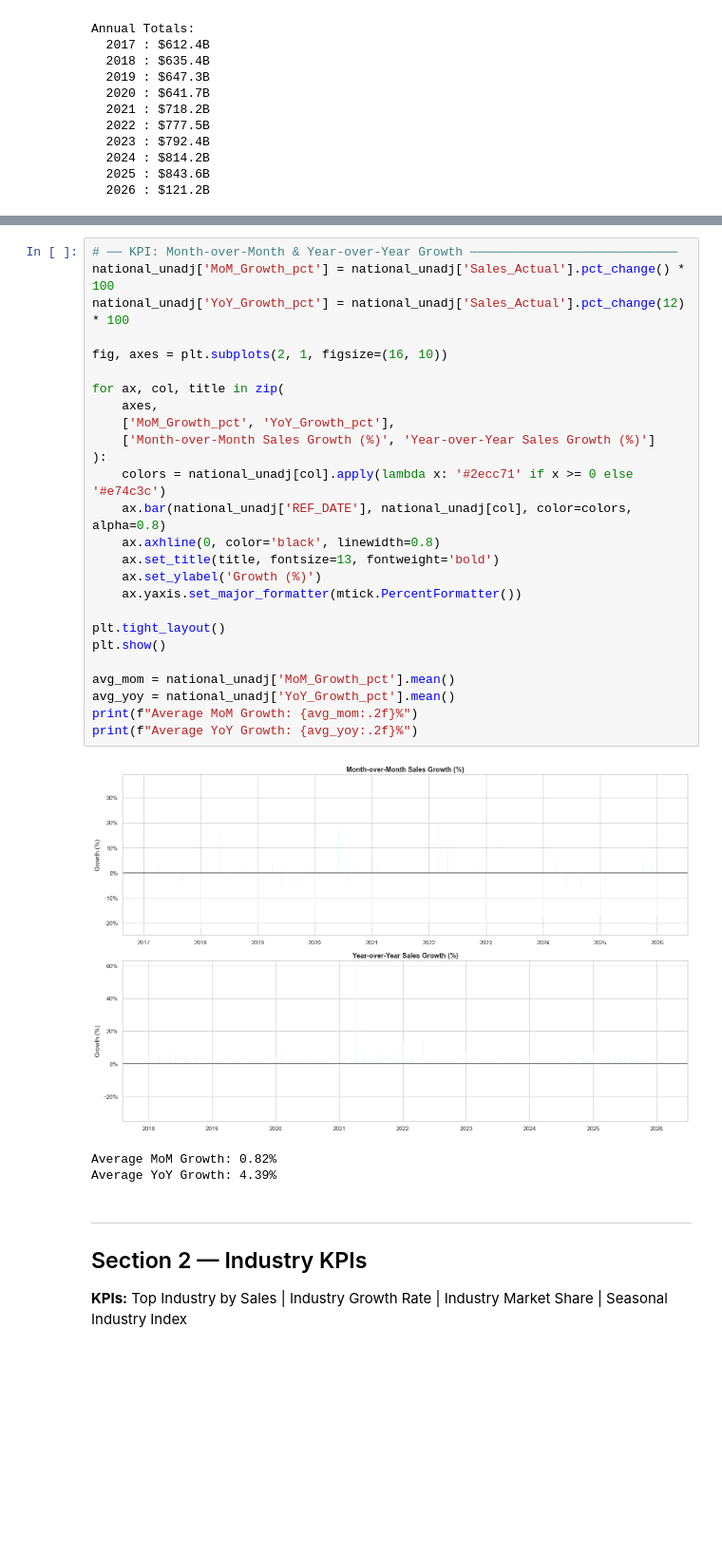
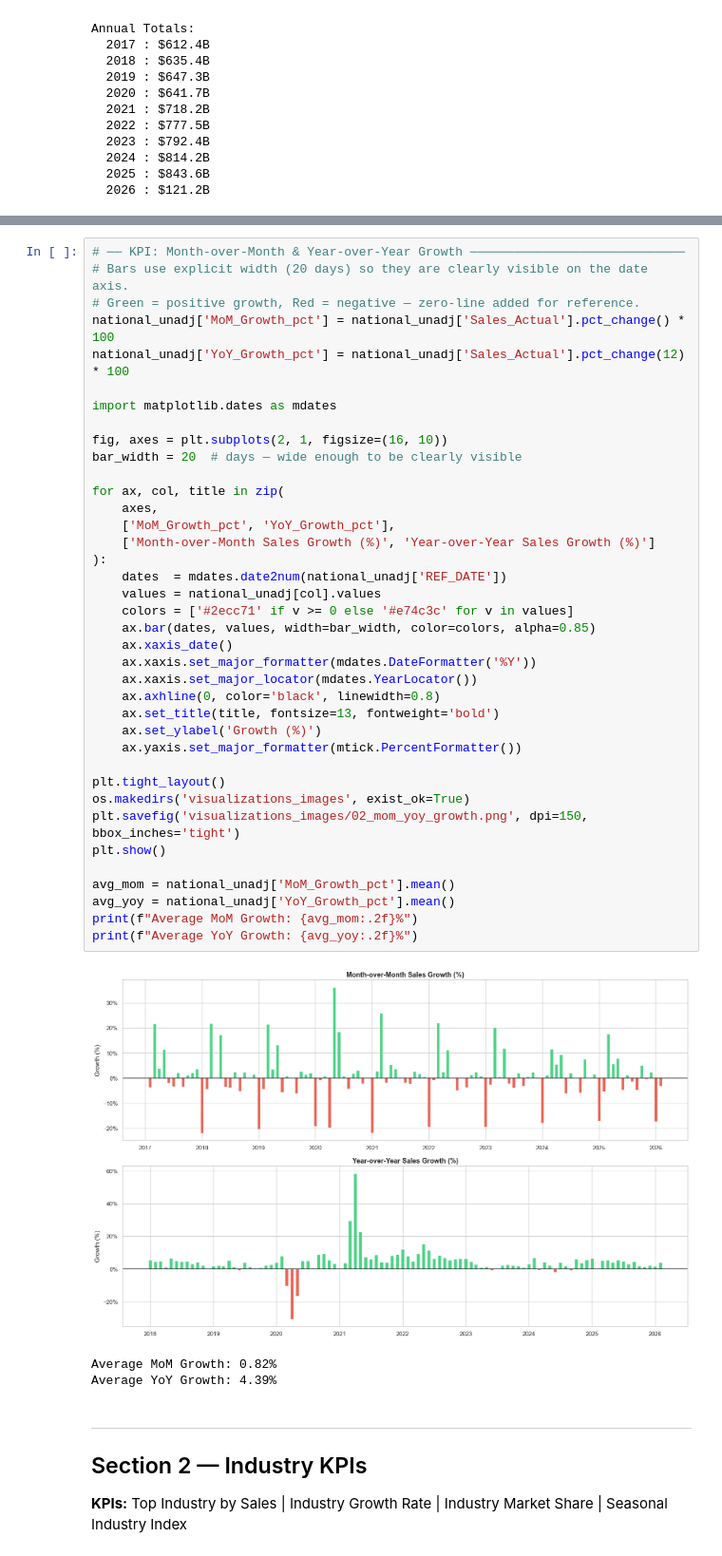
Before and after one commit to mrhamxo/Canadian-Monthly-Retail-Trade-Sales-Analytics-Project, a Jupyter notebook: Data_Analysis.ipynb, the cells around one changed output, grey strips where cells are left out. Shown at 95% size. Drawn from its saved outputs; the diff is of its cells as text; blank space fills up the shorter version.

```diff
--- a/Canadian_Retail_KPI_Analysis.ipynb
+++ b/Data_Analysis.ipynb
@@ -250,33 +234,45 @@ plt.show()
 # %% [output]
 [figure]
 # %%
-# ── KPI: Month-over-Month & Year-over-Year Growth ────────────────────────────
+# ── KPI: Month-over-Month & Year-over-Year Growth ─────────────────────────────
+# Bars use explicit width (20 days) so they are clearly visible on the date axis.
+# Green = positive growth, Red = negative — zero-line added for reference.
 national_unadj['MoM_Growth_pct'] = national_unadj['Sales_Actual'].pct_change() * 100
 national_unadj['YoY_Growth_pct'] = national_unadj['Sales_Actual'].pct_change(12) * 100
 
+import matplotlib.dates as mdates
+
 fig, axes = plt.subplots(2, 1, figsize=(16, 10))
+bar_width = 20  # days — wide enough to be clearly visible
 
 for ax, col, title in zip(
     axes,
     ['MoM_Growth_pct', 'YoY_Growth_pct'],
     ['Month-over-Month Sales Growth (%)', 'Year-over-Year Sales Growth (%)']
 ):
-    colors = national_unadj[col].apply(lambda x: '#2ecc71' if x >= 0 else '#e74c3c')
-    ax.bar(national_unadj['REF_DATE'], national_unadj[col], color=colors, alpha=0.8)
+    dates  = mdates.date2num(national_unadj['REF_DATE'])
+    values = national_unadj[col].values
+    colors = ['#2ecc71' if v >= 0 else '#e74c3c' for v in values]
+    ax.bar(dates, values, width=bar_width, color=colors, alpha=0.85)
+    ax.xaxis_date()
+    ax.xaxis.set_major_formatter(mdates.DateFormatter('%Y'))
+    ax.xaxis.set_major_locator(mdates.YearLocator())
     ax.axhline(0, color='black', linewidth=0.8)
     ax.set_title(title, fontsize=13, fontweight='bold')
     ax.set_ylabel('Growth (%)')
     ax.yaxis.set_major_formatter(mtick.PercentFormatter())
 
 plt.tight_layout()
+os.makedirs('visualizations_images', exist_ok=True)
+plt.savefig('visualizations_images/02_mom_yoy_growth.png', dpi=150, bbox_inches='tight')
 plt.show()
 
 avg_mom = national_unadj['MoM_Growth_pct'].mean()
 avg_yoy = national_unadj['YoY_Growth_pct'].mean()
 print(f"Average MoM Growth: {avg_mom:.2f}%")
 print(f"Average YoY Growth: {avg_yoy:.2f}%")
 # %% [output]
-[figure, old version]
+[figure, new version]
 Average MoM Growth: 0.82%
 Average YoY Growth: 4.39%
 # %% [markdown]
```
Also changed, not shown: parts of 17 cells of this notebook, 24 other files.
